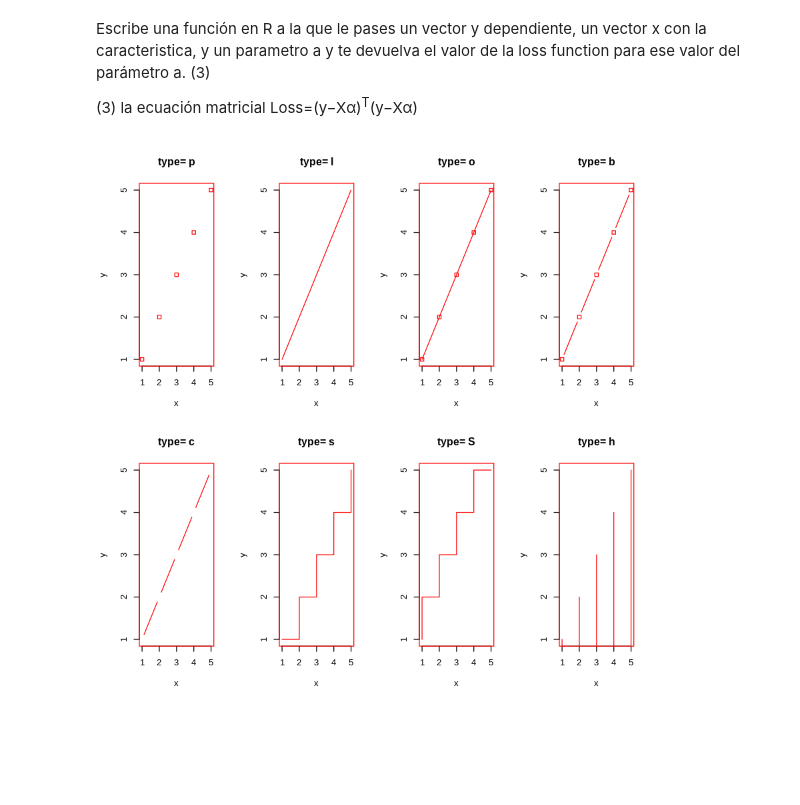
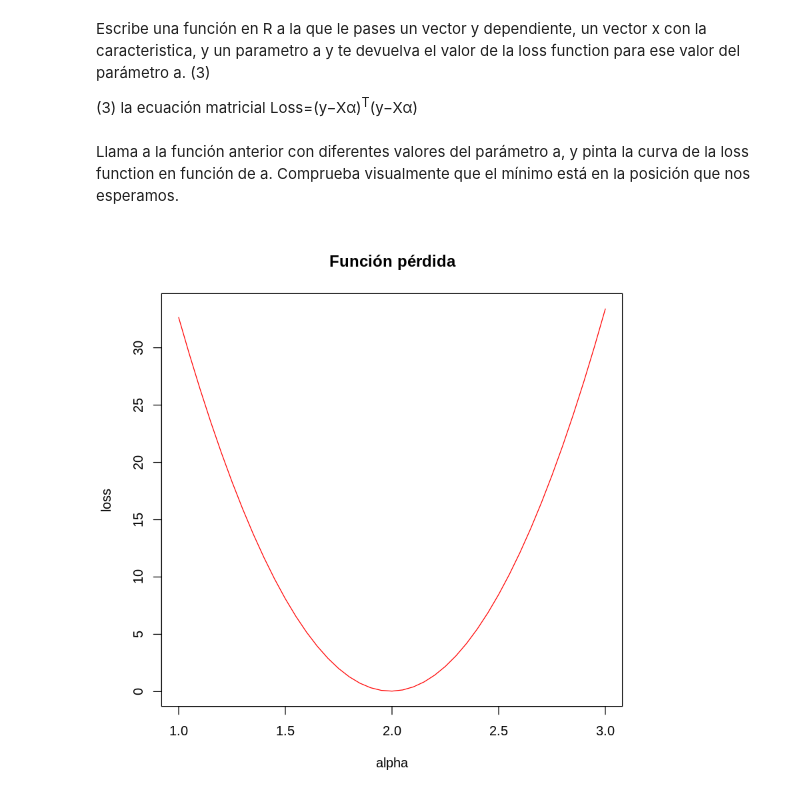
Before and after one commit to yerartdev/uc-m1965-stats, a Jupyter notebook: p7/stats-ii-practica-2.ipynb, the cells around one changed output. Drawn from its saved outputs; the diff is of its cells as text; code cells hidden in the pictures; blank space fills up the shorter version.

```diff
--- a/p7/stats-ii-practica-2.ipynb
+++ b/p7/stats-ii-practica-2.ipynb
@@ -36,14 +35,18 @@ Llama a la función anterior con diferentes valores del parámetro a, y pinta la
-# %%
-#::GMG::Notas
-#
-x <- c(1:5); y <- x # create some data
-par(pch=22, col="red") # plotting symbol and color
-par(mfrow=c(2,4)) # all plots on one page
-opts = c("p","l","o","b","c","s","S","h")
-for(i in 1:length(opts)){
-  heading = paste("type=",opts[i])
-  plot(x, y, type="n", main=heading)
-  lines(x, y, type=opts[i])
-}
-# %% [output]
-[figure, removed]
+# %%
+loss <- function(alpha,x,y) {
+    return (sum((y - alpha*x) * t(y - alpha*x))/length(x))
+}
+# %% [markdown]
+Llama a la función anterior con diferentes valores del parámetro a, y pinta la curva de la loss function en función de a. Comprueba visualmente que el mínimo está en la posición que nos esperamos.
+# %%
+alpha = seq(from = 1,to = 3,by = 0.05)
+# %%
+plot(alpha,
+     lapply(X = alpha,FUN = loss, x, y),
+     main='Función pérdida',
+     ylab='loss',
+     type='l',
+     col='red'
+    )
+# %% [output]
+[figure, added]
```
Also changed, not shown: parts of 2 cells of this notebook.
